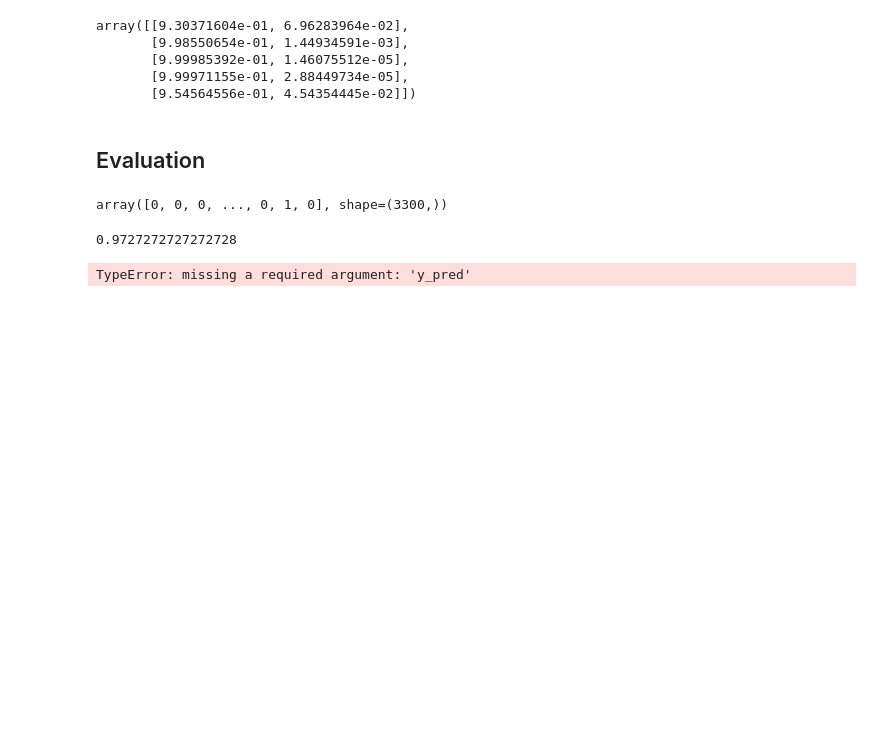
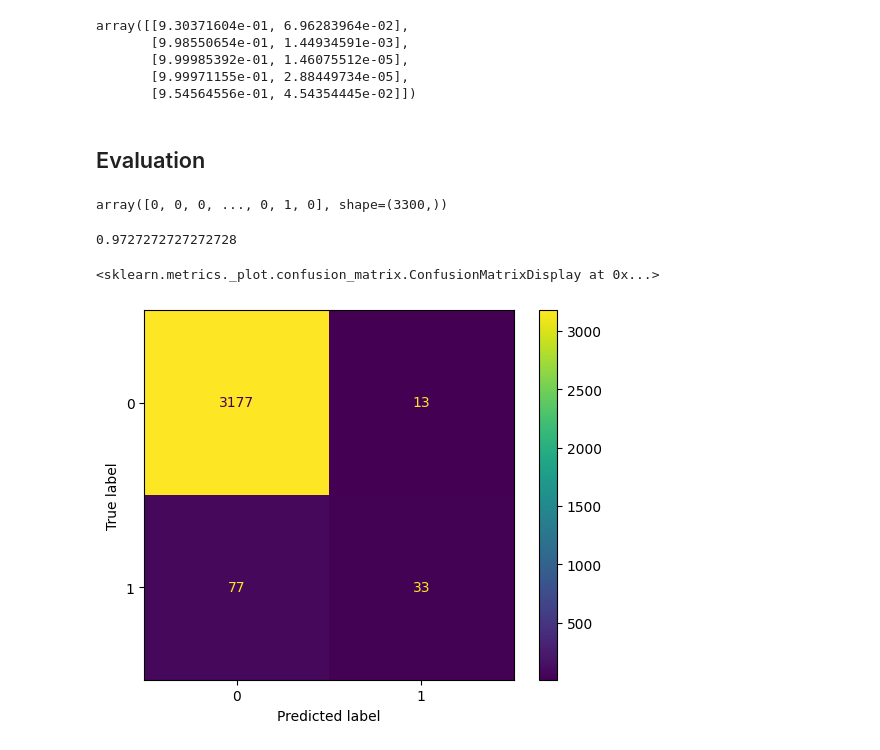
Before and after one commit to Vence85/ai_engineering_jonas_gustafsson, a Jupyter notebook: code-alongs/04_logistic_regression/logistic_regression.ipynb, the cells around one changed output. Cells and saved outputs as stored; diff of their text form; code cells hidden in the pictures; blank space fills up the shorter version.

```diff
--- a/code-alongs/04_logistic_regression/logistic_regression.ipynb
+++ b/code-alongs/04_logistic_regression/logistic_regression.ipynb
@@ -142,9 +142,11 @@ acc
 # %% [output]
 0.9727272727272728
 # %%
+from sklearn.metrics import confusion_matrix, ConfusionMatrixDisplay
+
 cm = confusion_matrix(y_test, y_pred, labels=model.classes_)
-
-disp =confusion_matrix(cm, display_labels = model.classes_)
+disp = ConfusionMatrixDisplay(confusion_matrix=cm, display_labels=model.classes_)
 disp.plot()
 # %% [output]
-TypeError: missing a required argument: 'y_pred'
+<sklearn.metrics._plot.confusion_matrix.ConfusionMatrixDisplay at 0x...>
+[figure, added]
```
Also changed, not shown: 1 other file.
